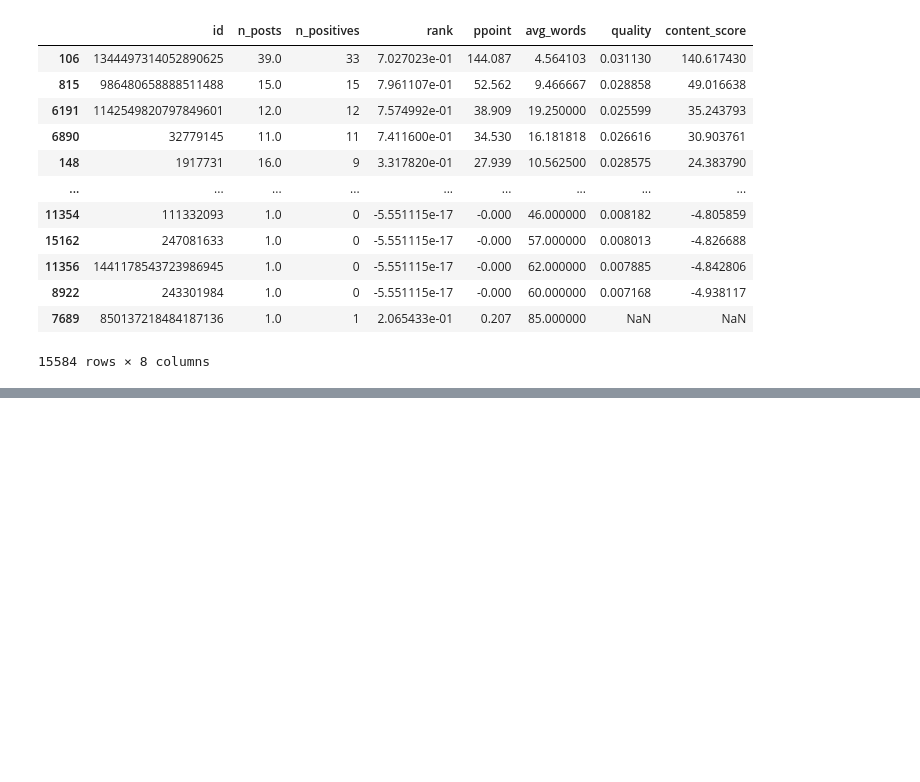
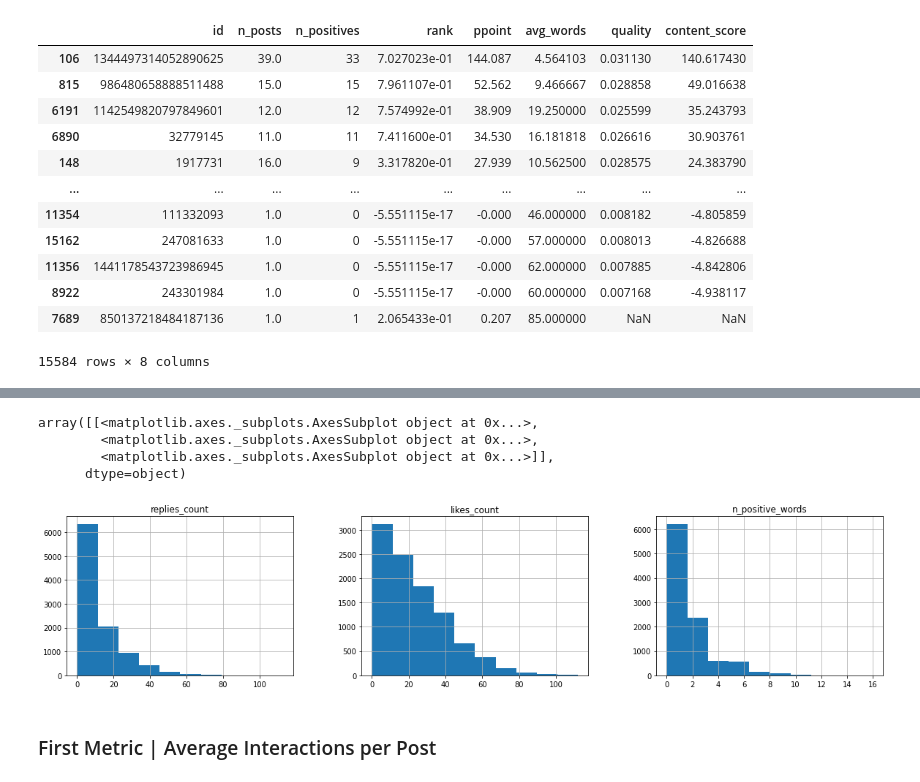
Before and after one commit to FatemeFarhang/data-science, a Jupyter notebook: Task_02.ipynb, the cells around one changed output, grey strips where cells are left out. Saved outputs shown, nothing was run; the diff lists cells and outputs as text; code cells hidden in the pictures; blank space fills up the shorter version.

```diff
--- a/Task_02.ipynb
+++ b/Task_02.ipynb
@@ -241,9 +242,6 @@ df.tail()
 df.to_csv('drive/MyDrive/semantic_analysed_tweets.csv')
 # %%
 # no. of positive posts of each user
-df_user = pd.DataFrame(users, columns=['id'])
-for u in users:
-    df_user.loc[df_user['id']== u,'n_posts'] = len(df[df['user_id']== u])
 df_user['n_positives'] = [len(df.loc[(df['user_id']== i) & (df['semantic'] == 'POSITIVE')]) for i in users]
 # %%
 df_user.hist(['n_positives'],log=True)
@@ -259,8 +257,8 @@ def rank_user(n_plus, n_post):
     return  float(( r + z**2/(2*n_post) ) / (1 + z**2/n_post) - z/ (1+ z**2/n_post)*np.sqrt(r*(1-r)/n_post + z**2/(4*n_post**2)) )
 
 # passion point of users
-def ppoint(n_plus, rank, n_post):
-    return round(float( n_plus * (rank + np.log(n_post)) ),3)
+def ppoint(n_plus, rank, n_day, n_post):
+    return round(float( n_plus/n_day * (rank + np.log(n_post)) ),3)
 # %%
 n_positive = df_user['n_positives'].values
 n_post = df_user['n_posts'].values
@@ -270,7 +268,7 @@ n_day = [abs(df.loc[df['user_id'] == u, 'created_at'].diff()).sum().days for u i
 print(f'since all time daltas are equal to {np.sum(n_day)} days, I will put n_day = 1 for all datapoints.')
 
 rank = df_user['rank'].values
-df_user['ppoint'] = [ppoint(n_positive[u], rank[u], n_post[u]) for u in range(len(users))]
+df_user['ppoint'] = [ppoint(n_positive[u], rank[u], 1, n_post[u]) for u in range(len(users))]
 # %% [output]
 since all time daltas are equal to 0 days, I will put n_day = 1 for all datapoints.
 # %%
@@ -398,0 +406,21 @@ df_user.sort_values('content_score', ascending=False)
+# %%
+from randomtimestamp import randomtimestamp
+created_at = [randomtimestamp(start= datetime(2021, 12, 5, 11, 20, 10), end= datetime(2021, 12, 8, 11, 20, 10), pattern="%Y-%d-%m %H:%M:%S %Z") for i in range(10000)]
+
+# generating random data
+user_id = np.random.normal(18401399840984, scale= np.random.randint(800,3000,size= 10000), size= 10000).astype(int)
+replies_count = abs(np.random.normal(0, scale= np.random.randint(1,30,size= 10000), size= 10000).astype(int))
+retweets_count = abs(np.random.normal(0, scale= np.random.randint(1,20,size= 10000), size= 10000).astype(int))
+likes_count = abs(np.random.normal(0,30, size= 10000).astype(int))
+n_positive_words = abs(np.random.normal(0, scale= np.random.randint(1,5,size= 10000), size= 10000).astype(int))
+n_words = abs(np.random.normal(20, scale= np.random.randint(1,5,size= 10000), size= 10000).astype(int))
+semantic = np.random.choice(['POSITIVE', 'NEGATIVE', 'NEUTRAL'], 10000)
+
+# create data frame of the random data
+df_toy = pd.DataFrame(
+                    np.array([user_id,replies_count, retweets_count, likes_count, n_positive_words, n_words]).T,
+                    columns = ['user_id','replies_count', 'retweets_count', 'likes_count', 'n_positive_words', 'n_words'],
+                    dtype=int
+                    )
+df_toy['semantic'] = semantic
+df_toy.insert(0, 'created_at', created_at)
@@ -398,0 +436,10 @@ df_user.sort_values('content_score', ascending=False)
+# %%
+df_toy.hist(['replies_count','likes_count','n_positive_words'],figsize=(20,4),layout=(1,3))
+# %% [output]
+array([[<matplotlib.axes._subplots.AxesSubplot object at 0x...>,
+        <matplotlib.axes._subplots.AxesSubplot object at 0x...>,
+        <matplotlib.axes._subplots.AxesSubplot object at 0x...>]],
+      dtype=object)
+[figure, added]
+# %% [markdown]
+### First Metric | Average Interactions per Post
```
Also changed, not shown: parts of 20 cells of this notebook.
